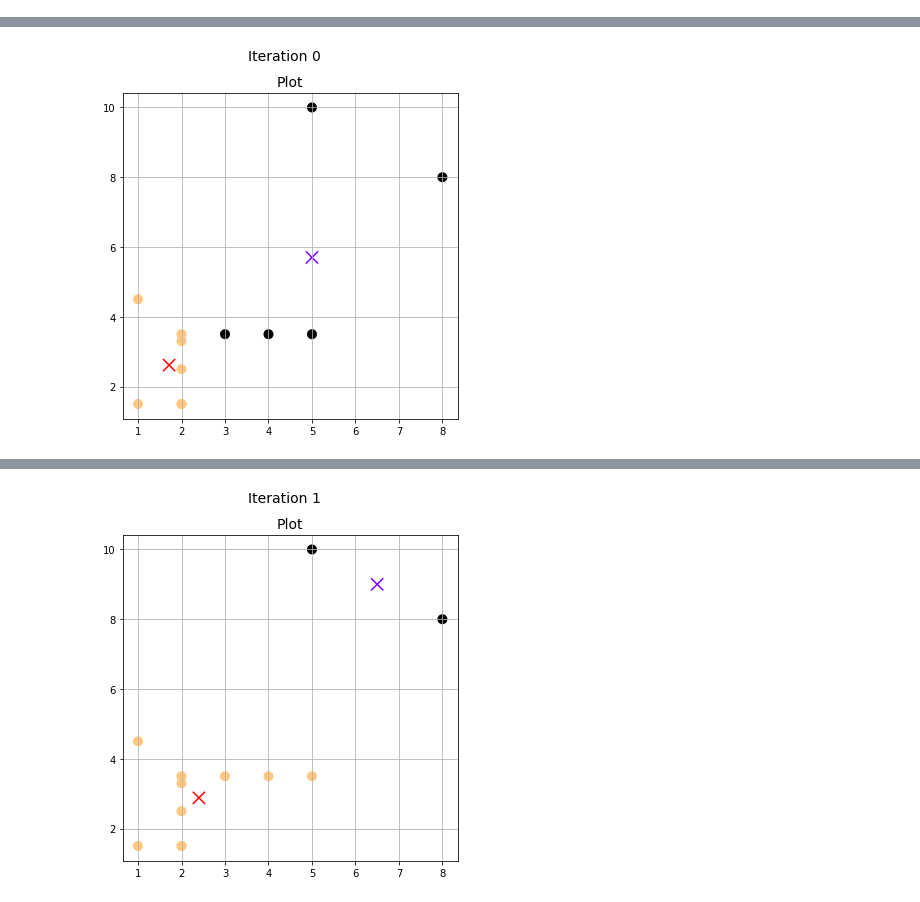
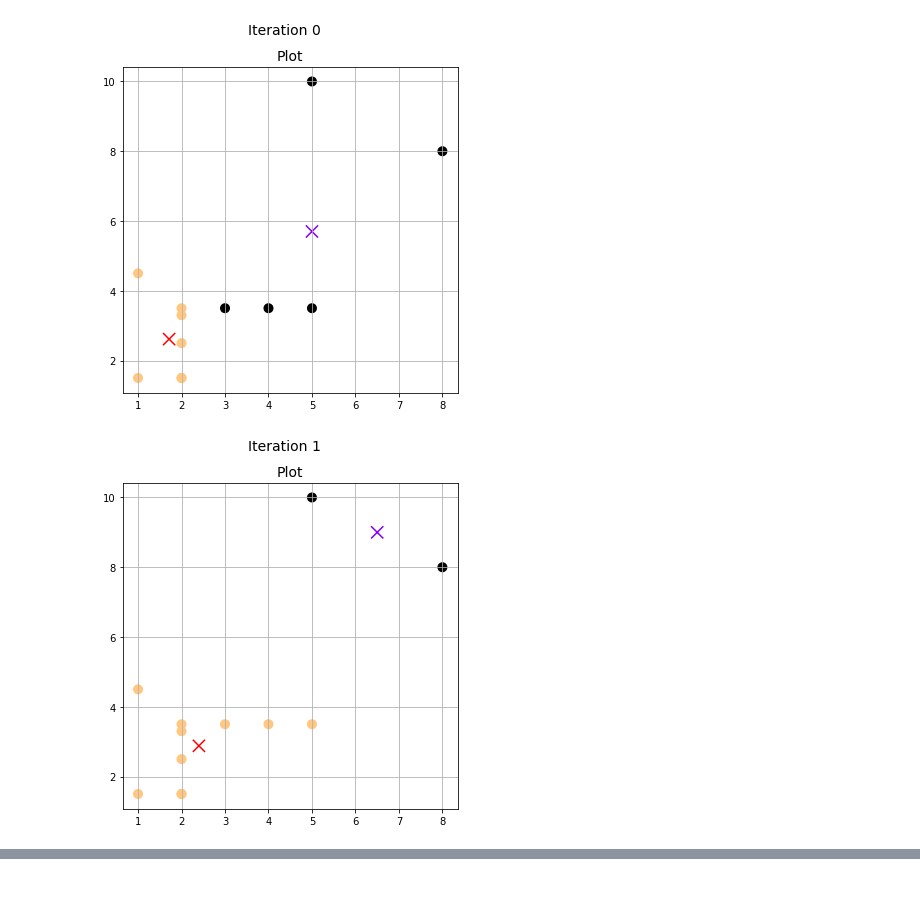
Before and after one commit to joaxkal/SDM, a Jupyter notebook: kmeans/KMeans.ipynb, the cells around one changed output, grey strips where cells are left out. Drawn from its saved outputs; the diff is of its cells as text; code cells hidden in the pictures.

```diff
--- a/kmeans/KMeans.ipynb
+++ b/kmeans/KMeans.ipynb
@@ -206,7 +207,7 @@ class Kmeans:
     def MacQueen(self, make_plots=False):
         i=0
         while True:
-          print('ITERATION', i, datetime.now())
+          #print('ITERATION', i, datetime.now())
           if make_plots:
             self.plot_clusters(self.points, self.centroids, i)
 
@@ -218,14 +219,15 @@ class Kmeans:
           if not any(c_before != c_after for c_before, c_after
                      in zip(clusters_before,clusters_after)):
             break
-          #self.calculate_all_centroids()
+          #sel//f.calculate_all_centroids()
           i=i+1
+        return i
 
 
     def Lloyd(self, make_plots=False):
       i=0
       while True:
-          print('ITERATION', i, datetime.now())
+          #print('ITERATION', i, datetime.now())
           if make_plots:
             self.plot_clusters(self.points, self.centroids, i)
 
@@ -240,6 +242,7 @@ class Kmeans:
               break
           self.calculate_all_centroids()
           i=i+1
+      return i
 # %%
 #load the HTRU_2 and skin datasets and save data without classes in separate matrices
 file_list = drive.ListFile(
@@ -277,15 +277,17 @@ array([[ 1. ,  1.5],
 # %%
 # Own implementation testing:
-ex4=Kmeans(2, data)
-ex4.initialize_clusters(method='robin')
-ex4.MacQueen(make_plots=True)
+ex=Kmeans(2, data)
+ex.initialize_clusters(method='robin')
+ex.MacQueen(make_plots=True)
 #own_NMI= normalized_mutual_info_score(data_skin_raw[:,-1], ex4.points[:,-2])
 #print('own implementation:',own_NMI)
 
 #Sklearn clustering to compare
 #from sklearn.cluster import KMeans
 #kmeans = KMeans(n_clusters=2, random_state=34).fit_predict(data_htru)
 #sklearn_NMI=normalized_mutual_info_score(data_htru_raw[:,-1], kmeans)
 
 #print('sklearn implementation:',sklearn_NMI)
 # %% [output]
+[figure]
+[figure]
@@ -293 +294,0 @@ ITERATION 0 2020-03-24 00:00:23.038669
-[figure]
@@ -295 +294,0 @@ ITERATION 1 2020-03-24 00:00:23.238007
-[figure]
```
Also changed, not shown: parts of 7 cells of this notebook.
